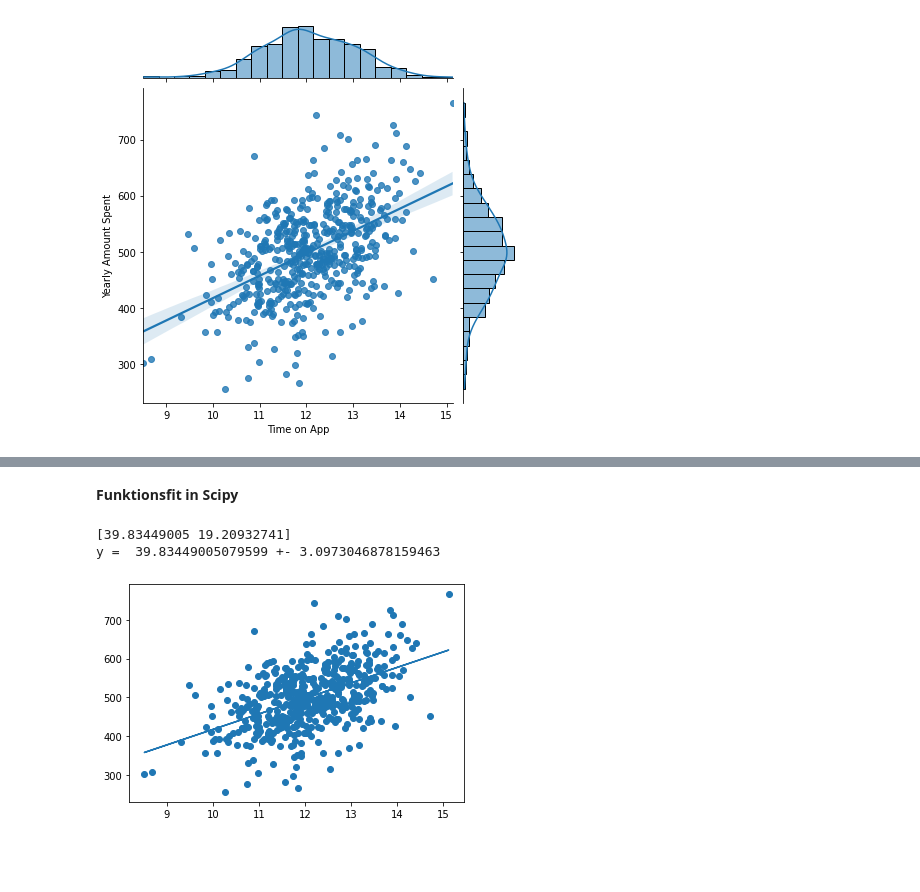
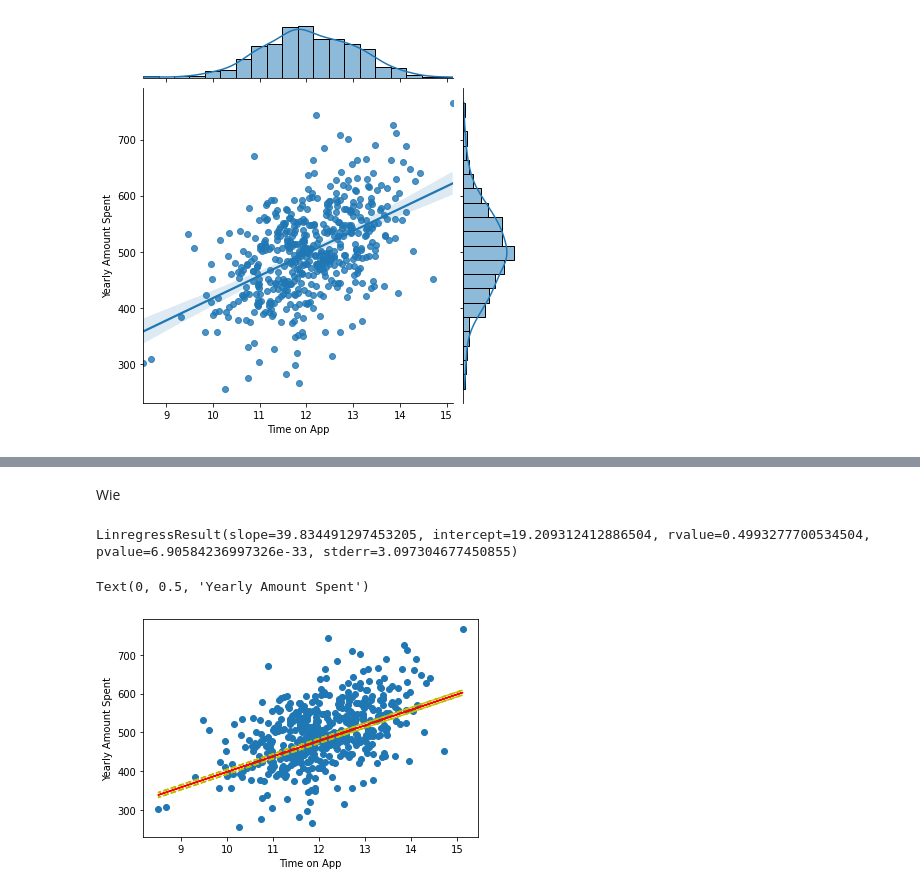
Before and after one commit to AlexanderAvocone/Studium, a Jupyter notebook: Linear_Regession.ipynb, the cells around one changed output, grey strips where cells are left out. Saved outputs shown, nothing was run; the diff lists cells and outputs as text; code cells hidden in the pictures; blank space fills up the shorter version.

```diff
--- a/Linear_Regession.ipynb
+++ b/Linear_Regession.ipynb
@@ -70,20 +61,18 @@ rvalue = correlation, pvalue = irgendwas mit Hypothesentest, wie chi^2, stderr =
-# %% [markdown]
-**Funktionsfit in Scipy**
+# %% [markdown]
+Wie
 # %%
-from scipy.optimize import curve_fit
-def funktion (a,x,c):
-  return a*x + c
-
-p,s = curve_fit(funktion, df["Time on App"], df["Yearly Amount Spent"])
-print(p)
-
+from scipy import stats
+g = stats.linregress(x = df['Time on App'],y =df['Yearly Amount Spent'])
+print(g)
+sigma = g[4]
+slope = g[0]
 plt.scatter(df["Time on App"], df["Yearly Amount Spent"])
-plt.plot(df["Time on App"],funktion(p[0],df["Time on App"],p[1]) )
-
-sigma = np.sqrt(np.diag(s))
-
-print("y = ", p[0], "+-", sigma[0])
+plt.plot(df["Time on App"],slope*df["Time on App"]+2*sigma, "y--")
+plt.plot(df["Time on App"],slope*df["Time on App"], "r-" )
+plt.plot(df["Time on App"],slope*df["Time on App"]-2*sigma,"y--")
+plt.xlabel("Time on App")
+plt.ylabel("Yearly Amount Spent")
 # %% [output]
-[39.83449005 19.20932741]
-y =  39.83449005079599 +- 3.0973046878159463
+LinregressResult(slope=39.834491297453205, intercept=19.209312412886504, rvalue=0.4993277700534504, pvalue=6.90584236997326e-33, stderr=3.097304677450855)
+Text(0, 0.5, 'Yearly Amount Spent')
-[figure, old version]
+[figure, new version]
```
Also changed, not shown: parts of 15 cells of this notebook.
